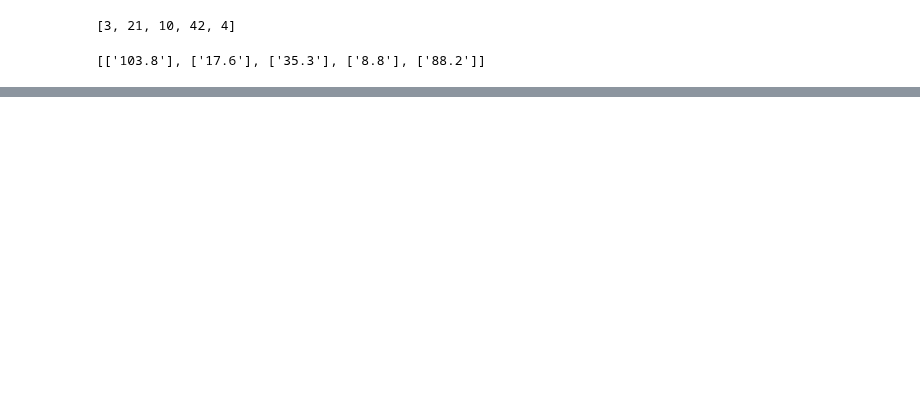
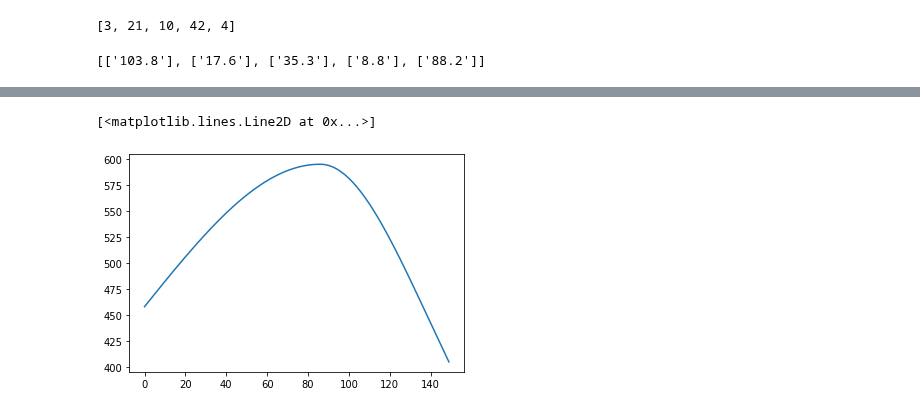
Before and after one commit to JoanneCETsai/Temperature_Calibration, a Jupyter notebook: code/0210_newbeam.ipynb, the cells around one changed output, grey strips where cells are left out. Cells and saved outputs as stored; diff of their text form; code cells hidden in the pictures; blank space fills up the shorter version.

```diff
--- a/code/0210_newbeam.ipynb
+++ b/code/0210_newbeam.ipynb
@@ -240,0 +300,5 @@ ValueError: invalid literal for int() with base 10: '103.8'
+# %%
+plt.plot(np.linspace(0,149,150), two_lorentz(np.linspace(0,149,150),595,  86, -157.50337061,  92.08669526))
+# %% [output]
+[<matplotlib.lines.Line2D at 0x...>]
+[figure, added]
```
Also changed, not shown: parts of 13 cells of this notebook, 3 other files.
